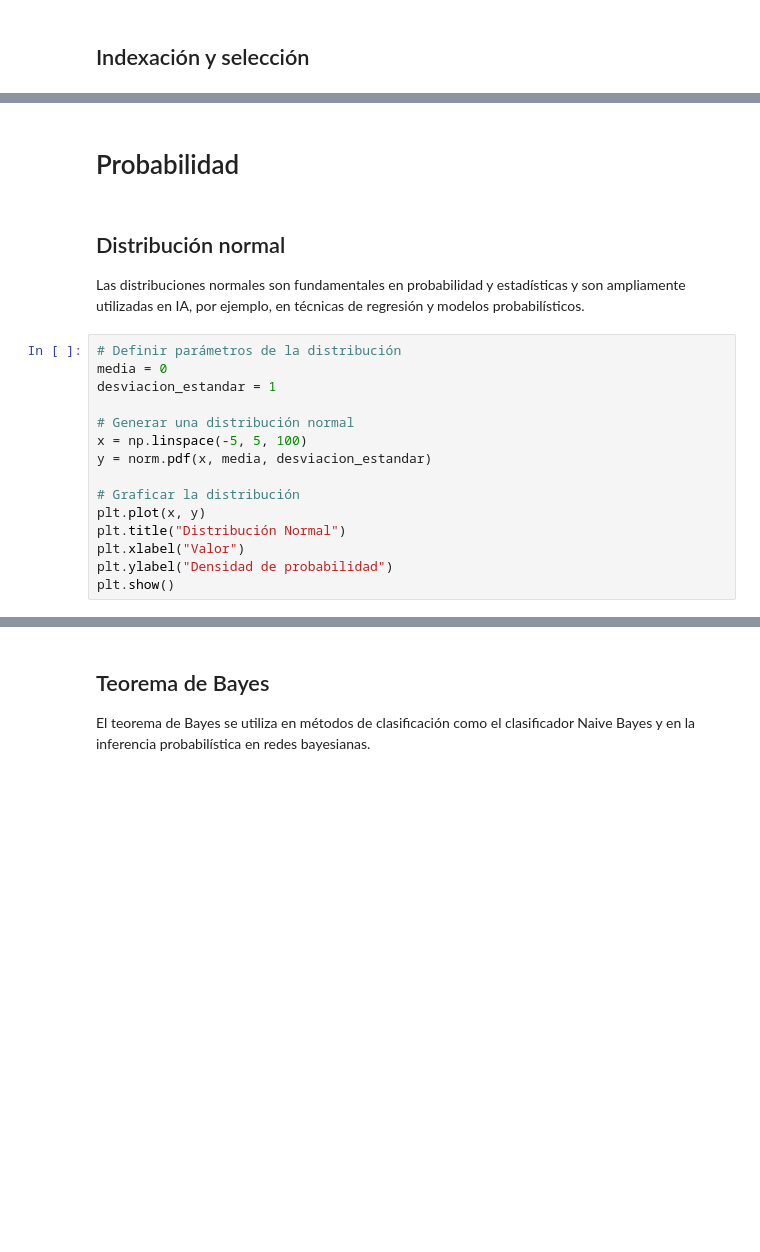
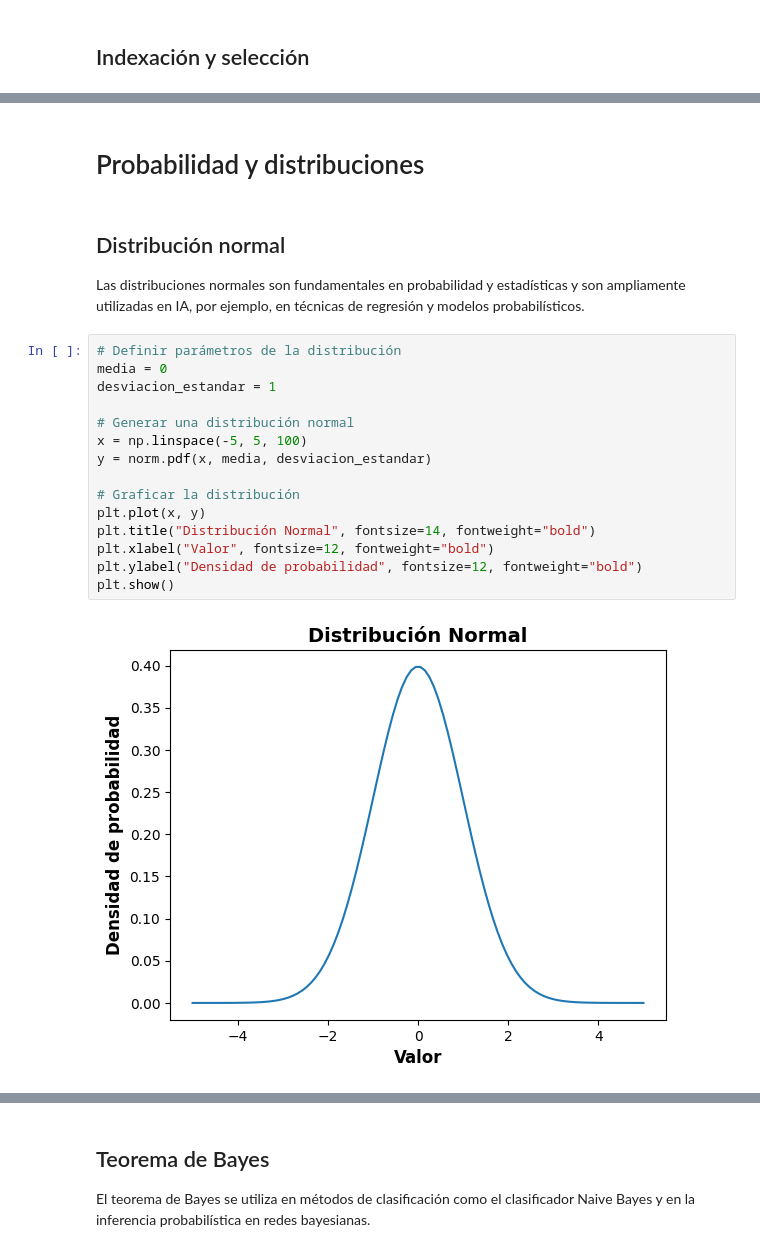
Before and after one commit to JaznaLaProfe/InteligenciaArtificial, a Jupyter notebook: notebooks/2_Algebra_Lineal_y_probabilidad_aplicada_a_IA.ipynb, the cells around one changed output, grey strips where cells are left out. Drawn from its saved outputs; the diff is of its cells as text; blank space fills up the shorter version.

Commit message:
Actualiza note de álgebra y probabilidad

```diff
--- a/notebooks/2_Algebra_Lineal_y_probabilidad_aplicada_a_IA.ipynb
+++ b/notebooks/2_Algebra_Lineal_y_probabilidad_aplicada_a_IA.ipynb
@@ -369,5 +582,5 @@ valores[valores > 15]
 # %% [markdown]
-# Probabilidad
+# Probabilidad y distribuciones
 # %% [markdown]
 ## Distribución normal
 
@@ -375,15 +588,17 @@ Las distribuciones normales son fundamentales en probabilidad y estadísticas y
 # %%
 # Definir parámetros de la distribución
 media = 0
 desviacion_estandar = 1
 
 # Generar una distribución normal
 x = np.linspace(-5, 5, 100)
 y = norm.pdf(x, media, desviacion_estandar)
 
 # Graficar la distribución
 plt.plot(x, y)
-plt.title("Distribución Normal")
-plt.xlabel("Valor")
-plt.ylabel("Densidad de probabilidad")
+plt.title("Distribución Normal", fontsize=14, fontweight="bold")
+plt.xlabel("Valor", fontsize=12, fontweight="bold")
+plt.ylabel("Densidad de probabilidad", fontsize=12, fontweight="bold")
 plt.show()
+# %% [output]
+[figure, added]
```
Also changed, not shown: parts of 48 cells of this notebook.
